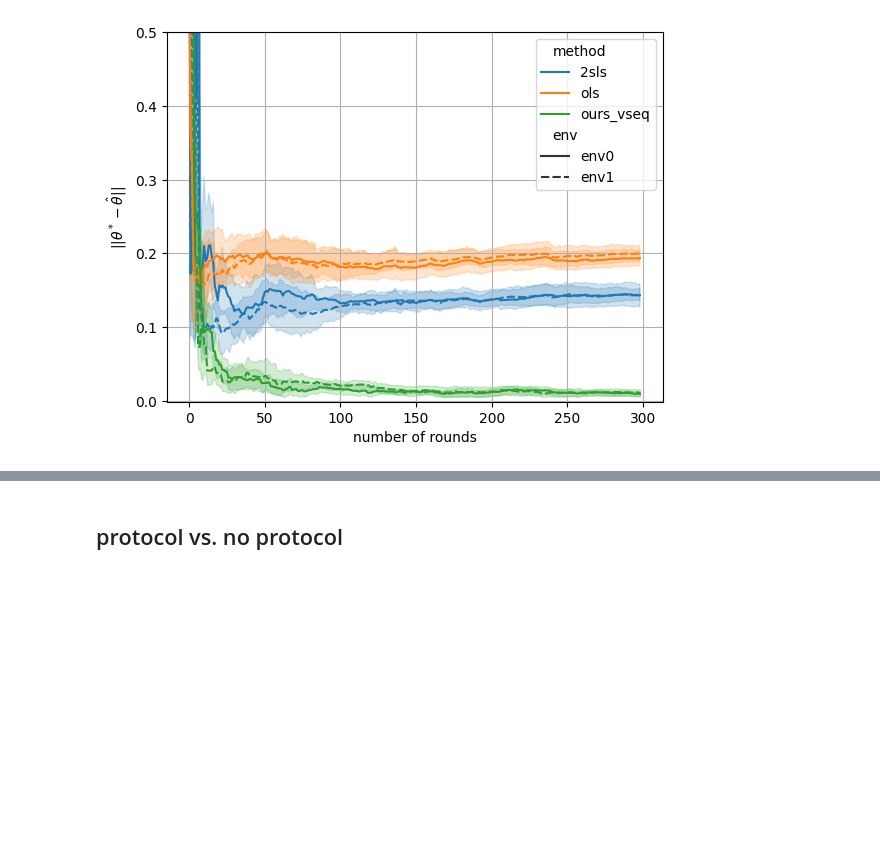
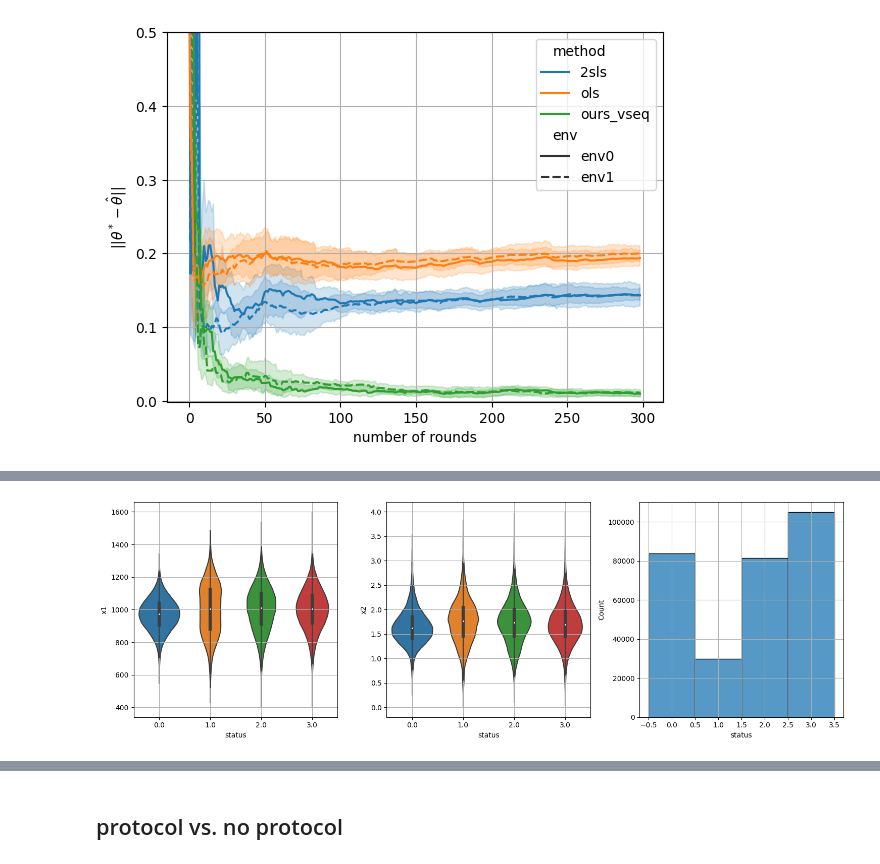
Before and after one commit to muneebaadil/strategic-instrumental-variable-regression, a Jupyter notebook: experiments.ipynb, the cells around one changed output, grey strips where cells are left out. Cells and saved outputs as stored; diff of their text form; code cells hidden in the pictures; blank space fills up the shorter version.

```diff
--- a/experiments.ipynb
+++ b/experiments.ipynb
@@ -349,0 +275,36 @@ Text(0.5, 0, 'number of rounds')
+# %%
+cmd =f'--num-applicants 300000 --applicants-per-round 1000 --scaled-duplicates sequence --fixed-effort-conversion --normalize --methods 2sls ols ours_vseq --num-envs 3 --theta-star-std .1 --envs-accept-rates .2 .6 1'
+args = script.get_args(cmd)
+np.random.seed(999)
+b,x,y,EW,theta, w, z, y_hat, adv_idx, disadv_idx, g, theta_star, pref_vect = script.generate_data(
+    args.num_applicants, args.admit_all, args.applicants_per_round, args.fixed_effort_conversion, args
+    )
+# %%
+def add_envs(d, idx, var, prefix):
+    d.update({
+        f'{prefix}_env{env_idx}': var[env_idx, idx] for env_idx in range(args.num_envs)
+    })
+    return d
+
+# disadvantage class
+df0 = {'b1': b[disadv_idx,0], 'b2': b[disadv_idx,1], 'status': z[disadv_idx], 'y': y[0, disadv_idx],'y_hat': y_hat[0, disadv_idx],
+     'x1': x[disadv_idx,0], 'x2': x[disadv_idx,1]}
+df0 = add_envs(df0, disadv_idx, y, 'y')
+df0 = add_envs(df0, disadv_idx, w, 'w')
+df0.keys()
+
+df0 = pd.DataFrame(df0)
+df0['class'] = 'disadv'
+
+# advantaged class
+df1 = {'b1': b[adv_idx,0], 'b2': b[adv_idx,1], 'status': z[adv_idx], 'y': y[0, adv_idx],'y_hat': y_hat[0, adv_idx],
+     'x1': x[adv_idx,0], 'x2': x[adv_idx,1]}
+df1 = add_envs(df1, adv_idx, y, 'y')
+df1 = add_envs(df1, adv_idx, w, 'w')
+df1.keys()
+
+df1 = pd.DataFrame(df1)
+df1['class'] = 'adv'
+df = pd.concat((df0, df1))
+df['status'] = df['status'].astype('category')
+df
@@ -349,0 +325,11 @@ Text(0.5, 0, 'number of rounds')
+# %%
+fig,ax=plt.subplots(ncols=3, figsize=(15, 5))
+sns.violinplot(df, x='status', y='x1', cut=0, ax=ax[0])
+sns.violinplot(df, x='status', y='x2', cut=0, ax=ax[1])
+# sns.violinplot(df, x='status', y='y', cut=0, ax=ax[2])
+sns.histplot(df, x='status', bins='auto', ax=ax[2])
+for _ax in ax:
+    _ax.grid()
+plt.tight_layout()
+# %% [output]
+[figure, added]
```
Also changed, not shown: parts of 22 cells of this notebook.
